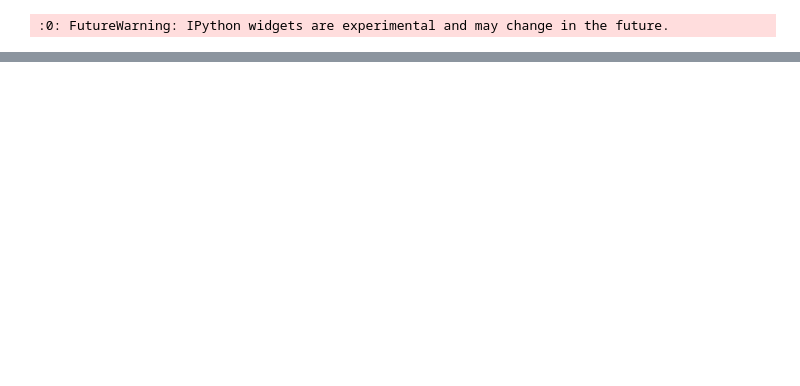
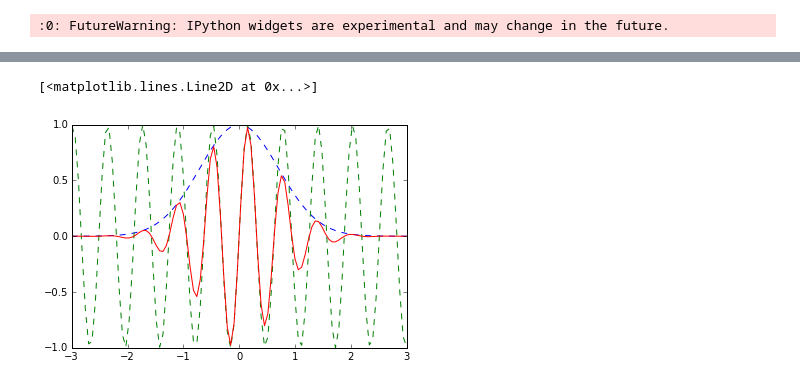
Before and after one commit to guruucsd/EigenfaceDemo, a Jupyter notebook: src/Gabor Filter Demo.ipynb, the cells around one changed output, grey strips where cells are left out. Drawn from its saved outputs; the diff is of its cells as text; code cells hidden in the pictures; blank space fills up the shorter version.

```diff
--- a/src/Gabor Filter Demo.ipynb
+++ b/src/Gabor Filter Demo.ipynb
@@ -54,0 +41,10 @@ interactive(plot_filter_result, n=(0,dataset.images.shape[0]-1),
+# %%
+xs=linspace(-3, 3, 100)
+gaussian=exp(-xs**2)
+sinusoid=sin(xs*10)
+plt.plot(xs, gaussian, '--')
+plt.plot(xs, sinusoid, '--')
+plt.plot(xs, gaussian*sinusoid)
+# %% [output]
+[<matplotlib.lines.Line2D at 0x...>]
+[figure, added]
```
Also changed, not shown: parts of 16 cells of this notebook, 4 other files.
